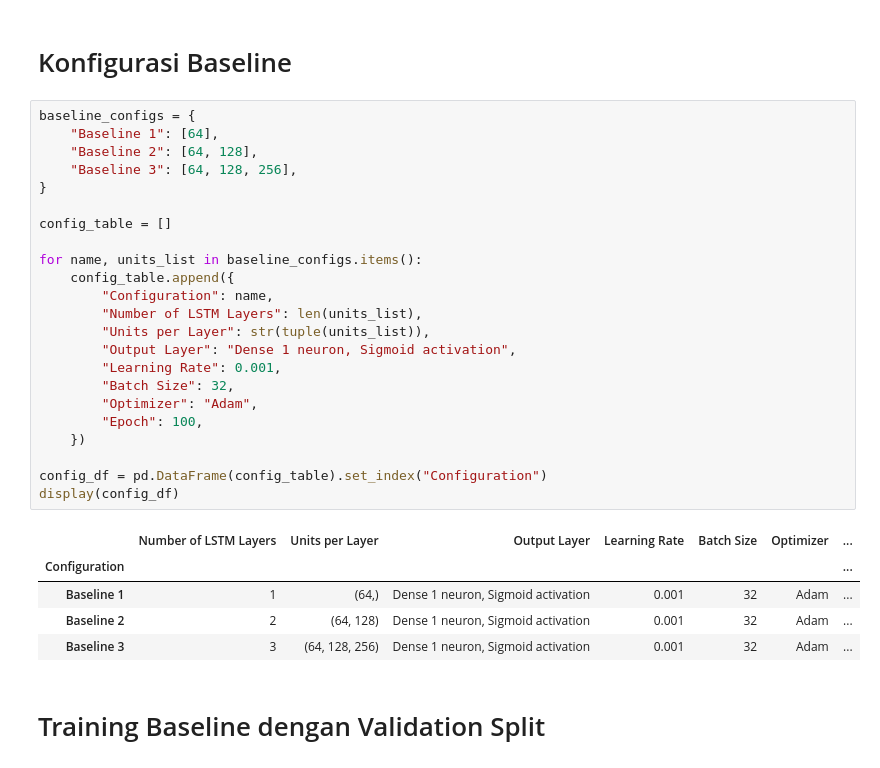
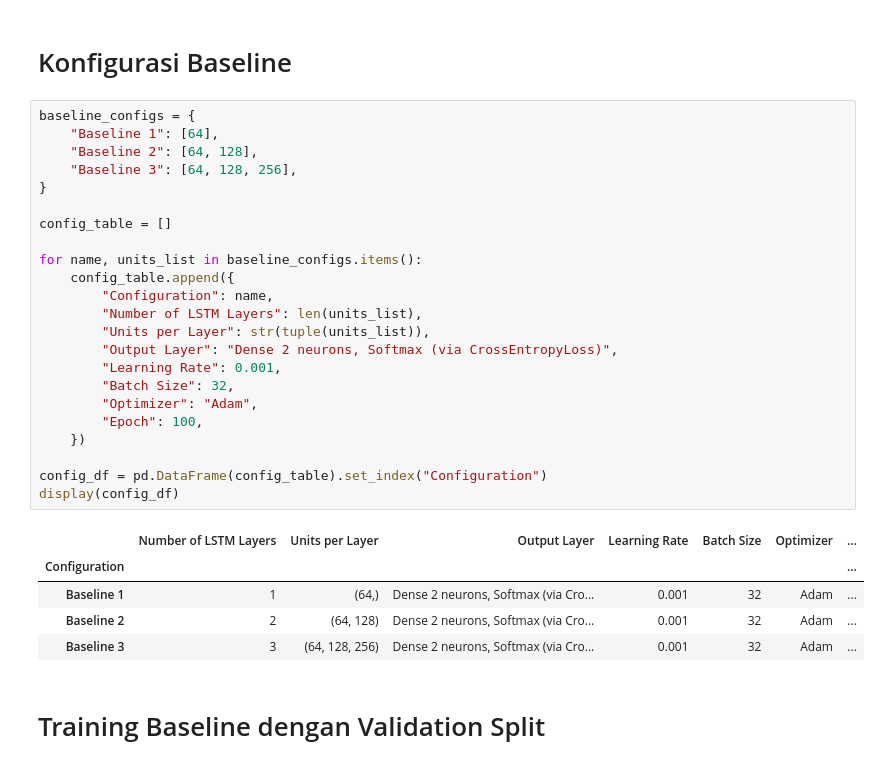
Before and after one commit to EmirAtthariq/Smiles2Vec_LSTM, a Jupyter notebook: smiles2vec_LSTM.ipynb, the cells around one changed output. Drawn from its saved outputs; the diff is of its cells as text.

```diff
--- a/smiles2vec_LSTM.ipynb
+++ b/smiles2vec_LSTM.ipynb
@@ -356,32 +356,32 @@ def compute_metrics(TP, TN, FP, FN, eps=1e-10):
 # %%
 baseline_configs = {
     "Baseline 1": [64],
     "Baseline 2": [64, 128],
     "Baseline 3": [64, 128, 256],
 }
 
 config_table = []
 
 for name, units_list in baseline_configs.items():
     config_table.append({
         "Configuration": name,
         "Number of LSTM Layers": len(units_list),
         "Units per Layer": str(tuple(units_list)),
-        "Output Layer": "Dense 1 neuron, Sigmoid activation",
+        "Output Layer": "Dense 2 neurons, Softmax (via CrossEntropyLoss)",
         "Learning Rate": 0.001,
         "Batch Size": 32,
         "Optimizer": "Adam",
         "Epoch": 100,
     })
 
 config_df = pd.DataFrame(config_table).set_index("Configuration")
 display(config_df)
 # %% [output]
 |  | Number of LSTM Layers | Units per Layer | Output Layer | Learning Rate | Batch Size | Optimizer | ... |
 | Configuration |  |  |  |  |  |  | ... |
-| Baseline 1 | 1 | (64,) | Dense 1 neuron, Sigmoid activation | 0.001 | 32 | Adam | ... |
-| Baseline 2 | 2 | (64, 128) | Dense 1 neuron, Sigmoid activation | 0.001 | 32 | Adam | ... |
-| Baseline 3 | 3 | (64, 128, 256) | Dense 1 neuron, Sigmoid activation | 0.001 | 32 | Adam | ... |
+| Baseline 1 | 1 | (64,) | Dense 2 neurons, Softmax (via Cro... | 0.001 | 32 | Adam | ... |
+| Baseline 2 | 2 | (64, 128) | Dense 2 neurons, Softmax (via Cro... | 0.001 | 32 | Adam | ... |
+| Baseline 3 | 3 | (64, 128, 256) | Dense 2 neurons, Softmax (via Cro... | 0.001 | 32 | Adam | ... |
 # %% [markdown]
 # Training Baseline dengan Validation Split
 # %%
```
Also changed, not shown: parts of 3 cells of this notebook, 1 other file.
